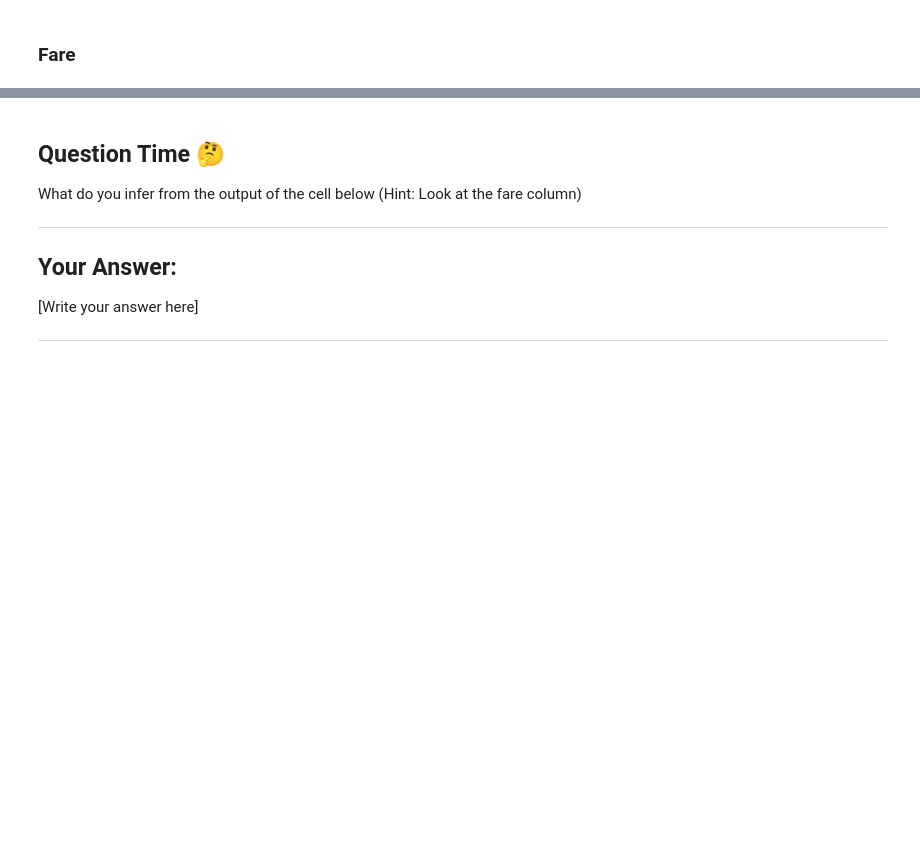
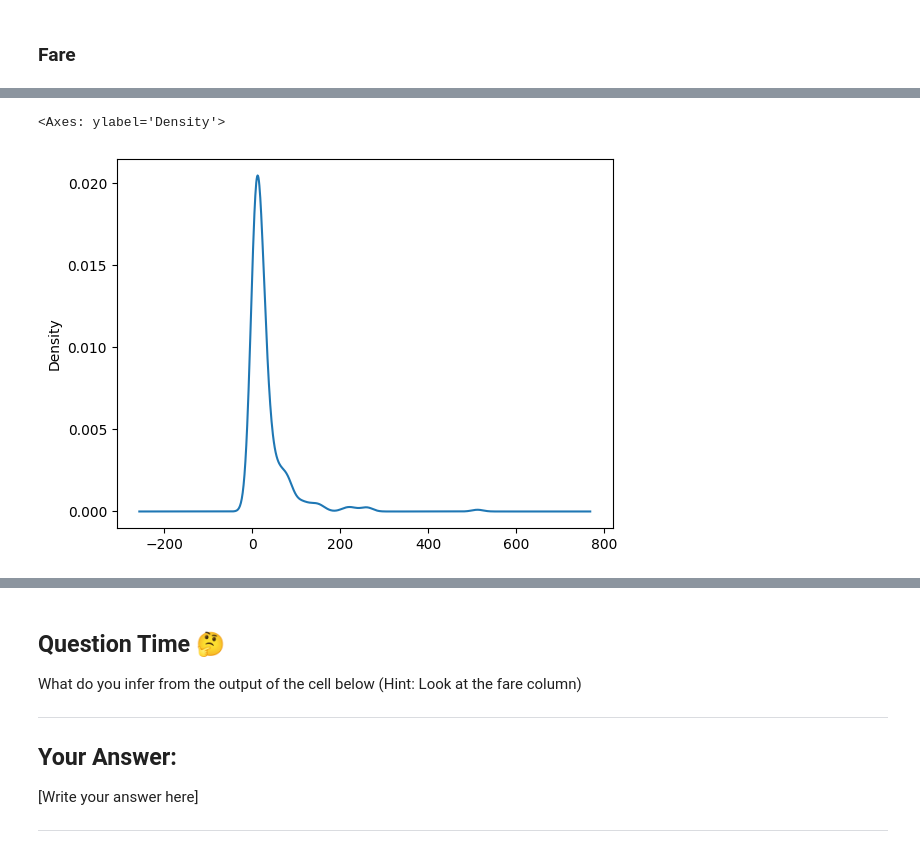
Before and after one commit to devanshdhanuka14/SynapseLP, a Jupyter notebook: Copy_of_SynapseLPWeekOne.ipynb, the cells around one changed output, grey strips where cells are left out. Saved outputs shown, nothing was run; the diff lists cells and outputs as text; code cells hidden in the pictures; blank space fills up the shorter version.

```diff
--- a/Copy_of_SynapseLPWeekOne.ipynb
+++ b/Copy_of_SynapseLPWeekOne.ipynb
@@ -671,0 +898,5 @@ Now, you will do the same thing  for fare column and also plot a histogram in th
+# %%
+df['Fare'].plot(kind = 'kde')
+# %% [output]
+<Axes: ylabel='Density'>
+[figure, added]
```
Also changed, not shown: parts of 40 cells of this notebook.
